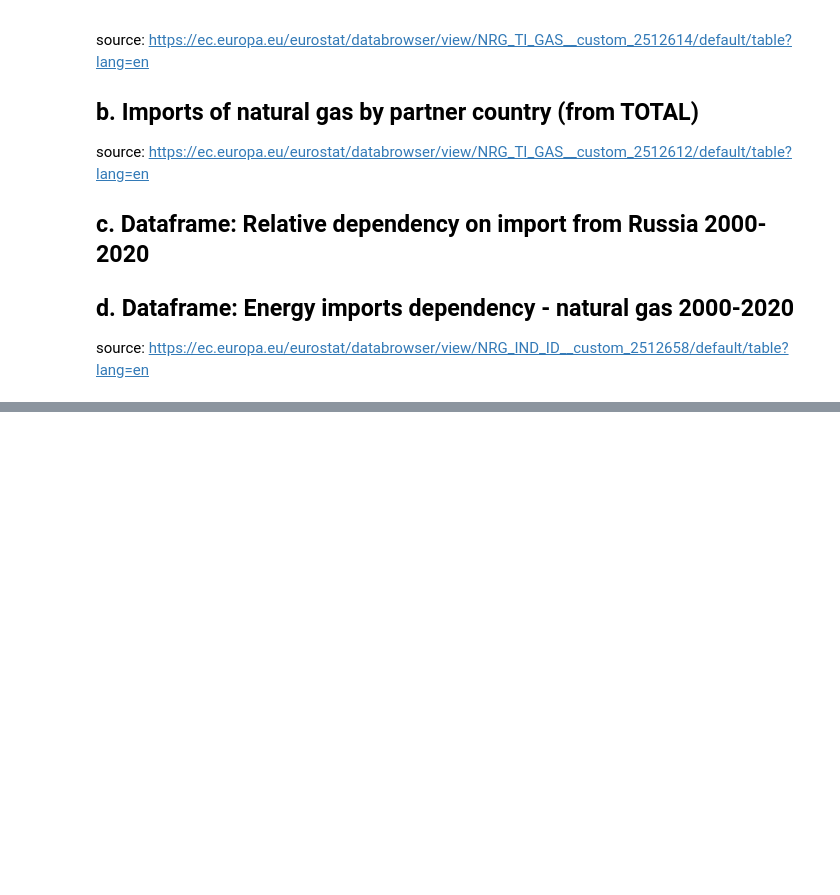
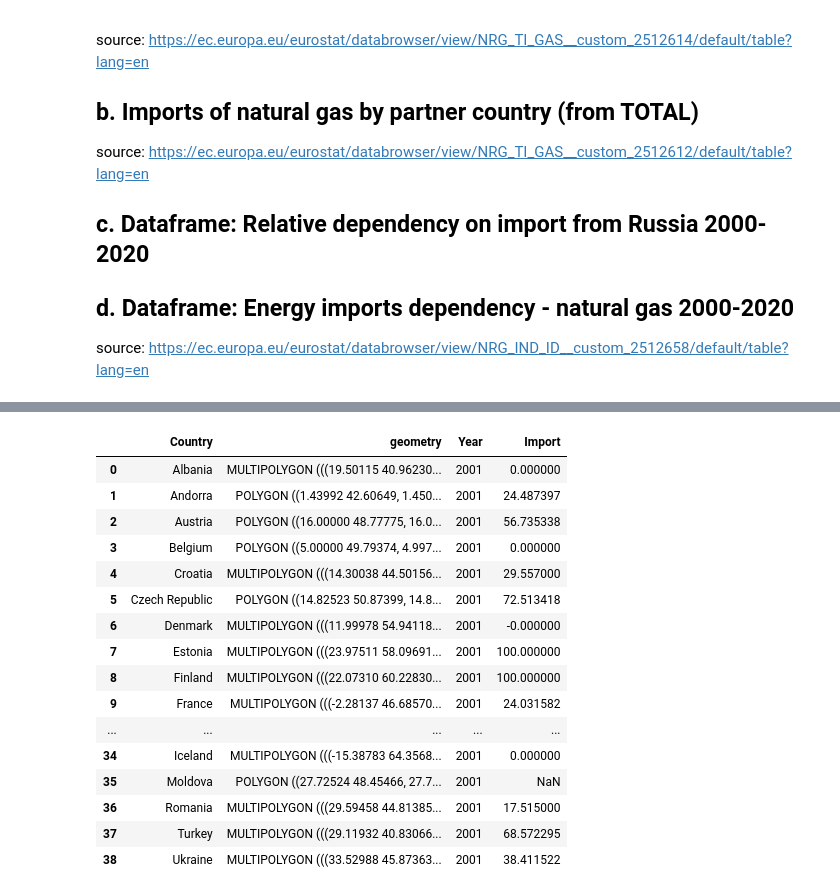
Before and after one commit to esvelaren/Information-Visualization-Project, a Jupyter notebook: dataframes.ipynb, the cells around one changed output, grey strips where cells are left out. Saved outputs shown, nothing was run; the diff lists cells and outputs as text; code cells hidden in the pictures; blank space fills up the shorter version.

```diff
--- a/dataframes.ipynb
+++ b/dataframes.ipynb
@@ -208,0 +210,8 @@ XK            0.000     0.000
+# %%
+shapefile = 'datasets/Europe.shp'
+gdf = gdp.read_file(shapefile)
+gdf = gdf[['NAME','geometry']]
+gdf.columns = ['Country','geometry']
+with open('gdf.pickle', 'wb') as handle:
+    pickle.dump(gdf, handle, protocol=pickle.HIGHEST_PROTOCOL)
+gdf
@@ -208,0 +236,23 @@ XK            0.000     0.000
+# %%
+df_yr = df_nat_gas_depend_ru[df_nat_gas_depend_ru['Year'] == 2001]
+merged = gdf.merge(df_yr, on='Country')
+# %%
+merged
+# %% [output]
+|  | Country | geometry | Year | Import |
+| 0 | Albania | MULTIPOLYGON (((19.50115 40.96230... | 2001 | 0.000000 |
+| 1 | Andorra | POLYGON ((1.43992 42.60649, 1.450... | 2001 | 24.487397 |
+| 2 | Austria | POLYGON ((16.00000 48.77775, 16.0... | 2001 | 56.735338 |
+| 3 | Belgium | POLYGON ((5.00000 49.79374, 4.997... | 2001 | 0.000000 |
+| 4 | Croatia | MULTIPOLYGON (((14.30038 44.50156... | 2001 | 29.557000 |
+| 5 | Czech Republic | POLYGON ((14.82523 50.87399, 14.8... | 2001 | 72.513418 |
+| 6 | Denmark | MULTIPOLYGON (((11.99978 54.94118... | 2001 | -0.000000 |
+| 7 | Estonia | MULTIPOLYGON (((23.97511 58.09691... | 2001 | 100.000000 |
+| 8 | Finland | MULTIPOLYGON (((22.07310 60.22830... | 2001 | 100.000000 |
+| 9 | France | MULTIPOLYGON (((-2.28137 46.68570... | 2001 | 24.031582 |
+| ... | ... | ... | ... | ... |
+| 34 | Iceland | MULTIPOLYGON (((-15.38783 64.3568... | 2001 | 0.000000 |
+| 35 | Moldova | POLYGON ((27.72524 48.45466, 27.7... | 2001 | NaN |
+| 36 | Romania | MULTIPOLYGON (((29.59458 44.81385... | 2001 | 17.515000 |
+| 37 | Turkey | MULTIPOLYGON (((29.11932 40.83066... | 2001 | 68.572295 |
+| 38 | Ukraine | MULTIPOLYGON (((33.52988 45.87363... | 2001 | 38.411522 |
```
Also changed, not shown: parts of 8 cells of this notebook, 15 other files.
